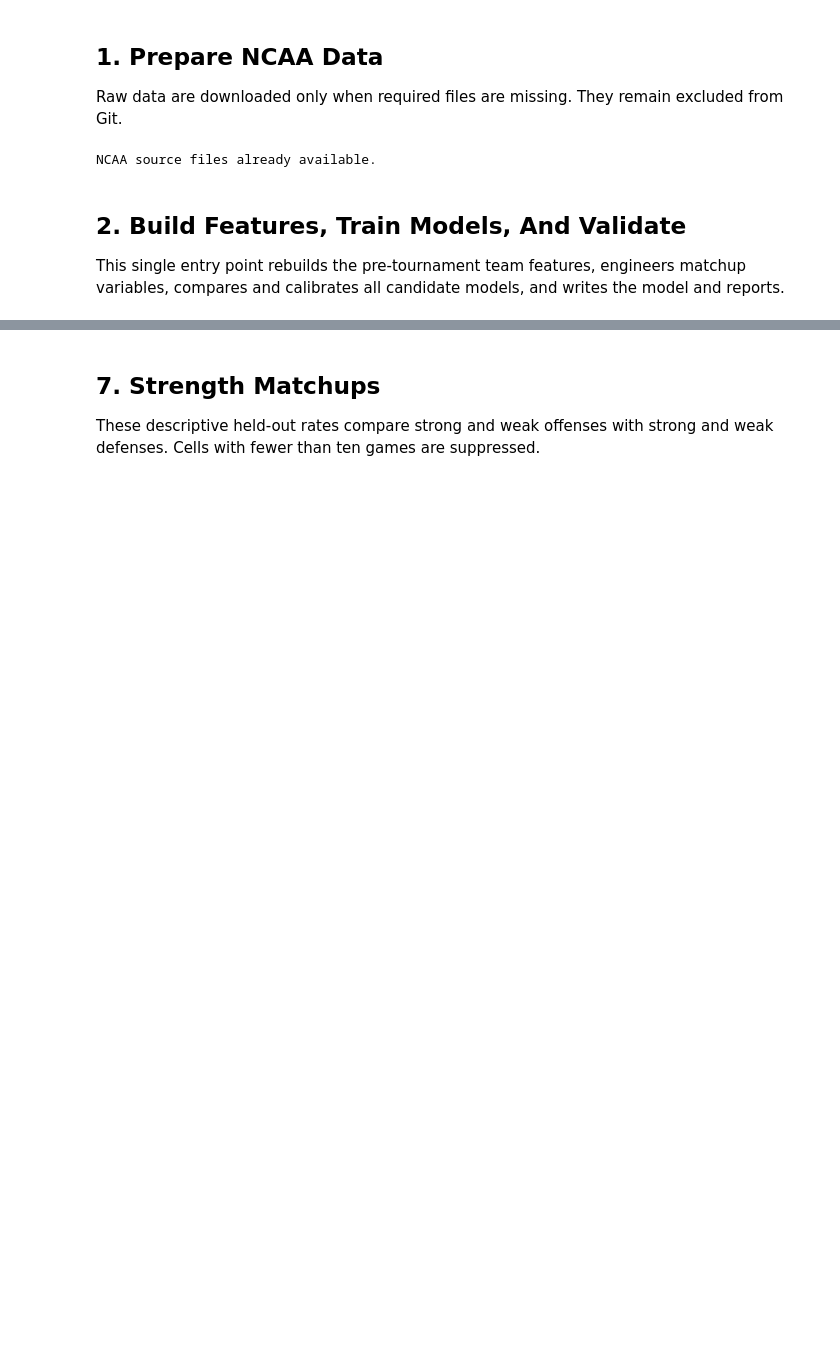
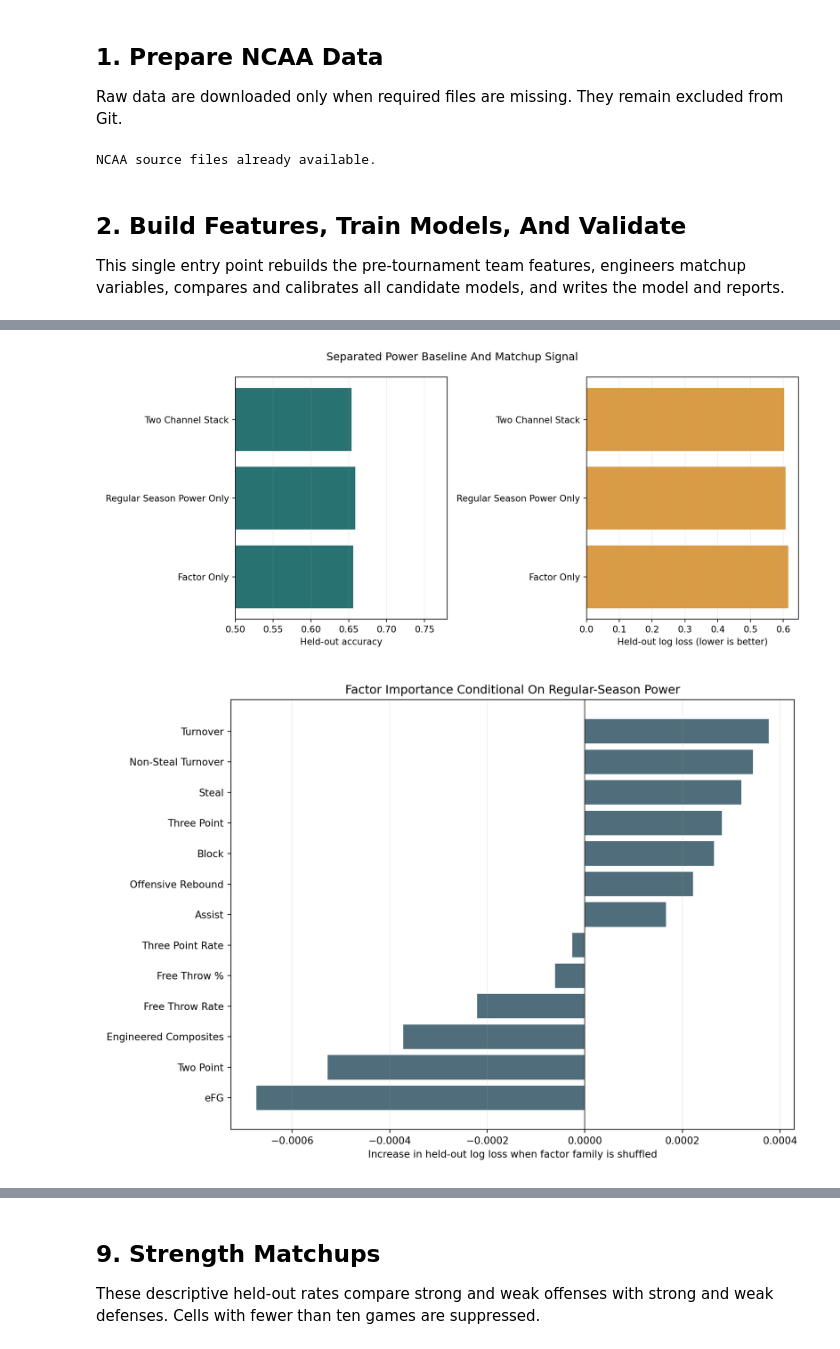
Before and after one commit to spacecowboy301/march-madness-decision-tree, a Jupyter notebook: notebooks/march_madness_factor_importance.ipynb, the cells around one changed output, grey strips where cells are left out. Saved outputs shown, nothing was run; the diff lists cells and outputs as text; code cells hidden in the pictures; blank space fills up the shorter version.

```diff
--- a/notebooks/march_madness_factor_importance.ipynb
+++ b/notebooks/march_madness_factor_importance.ipynb
@@ -202,0 +233,7 @@ display(Image(filename=str(FIGURES / "accuracy_by_year.png")))
+# %%
+display(Image(filename=str(FIGURES / "power_matchup_model_comparison.png")))
+display(Image(filename=str(FIGURES / "conditional_factor_importance.png")))
+display(Image(filename=str(FIGURES / "conditional_matchup_mechanism_importance.png")))
+# %% [output]
+[figure, added]
+[figure, added]
@@ -203,5 +241,5 @@ display(Image(filename=str(FIGURES / "accuracy_by_year.png")))
 # %% [markdown]
-## 7. Strength Matchups
+## 9. Strength Matchups
 
 These descriptive held-out rates compare strong and weak offenses with strong
 and weak defenses. Cells with fewer than ten games are suppressed.
```
Also changed, not shown: parts of 21 cells of this notebook, 39 other files.
